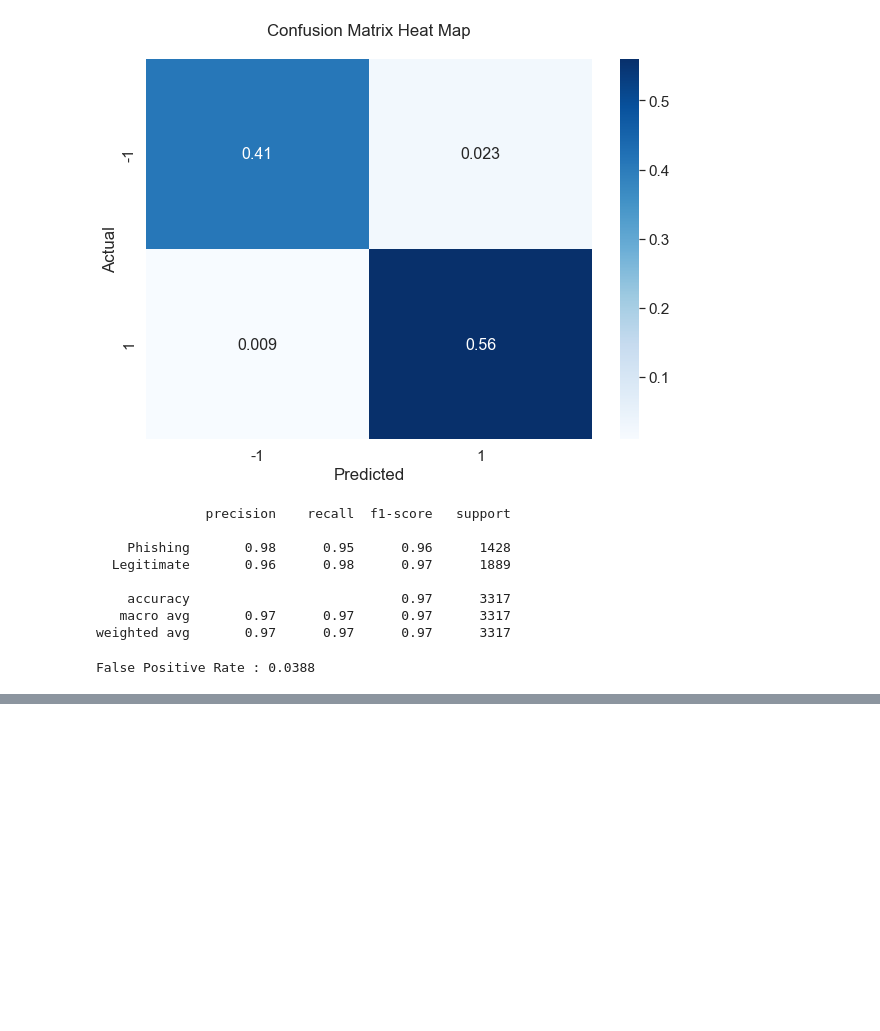
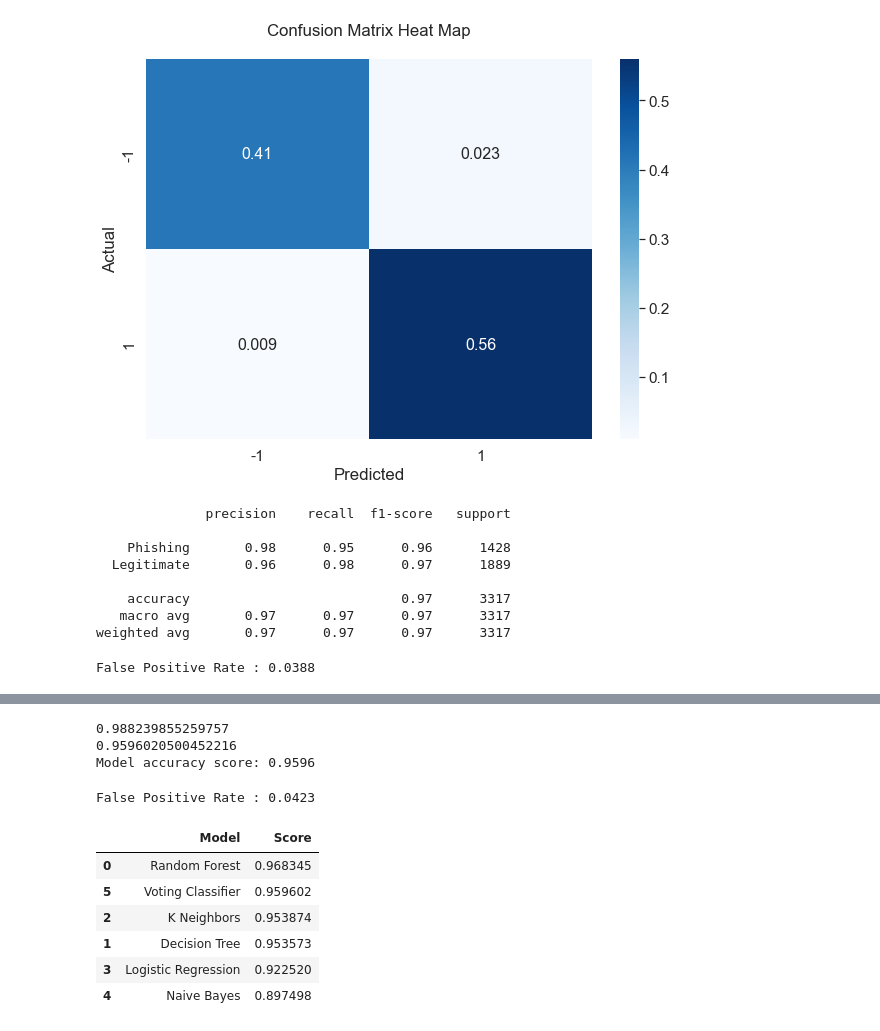
Before and after one commit to majisoubhik01/Phishing-Classifier, a Jupyter notebook: Phishing Classification.ipynb, the cells around one changed output, grey strips where cells are left out. Cells and saved outputs as stored; diff of their text form; code cells hidden in the pictures; blank space fills up the shorter version.

```diff
--- a/Phishing Classification.ipynb
+++ b/Phishing Classification.ipynb
@@ -572,0 +645,45 @@ False Positive Rate : 0.0388
+# %%
+from sklearn.ensemble import VotingClassifier
+
+classifiers = [('Random Forest', rfc_best), ('Decision Tree', dtc_best), ('K Neighbors', knc_best), ('Logistic Regression', lr_best),('Naive Bayes', gnb_best)]
+
+vc = VotingClassifier(estimators = classifiers, n_jobs = -1, verbose = 1, weights = (0.1, 0.1, 0.1, 0.1, 0.1))
+vc.fit(X_train, y_train)
+print(vc.score(X_train, y_train))
+print(vc.score(X_test, y_test))
+y_pred = vc.predict(X_test)
+print('Model accuracy score: {0:0.4f}'. format(accuracy_score(y_test, y_pred)))
+# %% [output]
+0.988239855259757
+0.9596020500452216
+Model accuracy score: 0.9596
+# %%
+cm = confusion_matrix(y_test, y_pred)
+TP = cm[0,0]
+TN = cm[1,1]
+FP = cm[0,1]
+FN = cm[1,0]
+
+# False Positive Rate
+fpr_vc = FP / float(FP + TN)
+
+
+print('False Positive Rate : {0:0.4f}'.format(fpr_vc))
+# %% [output]
+False Positive Rate : 0.0423
+# %%
+models = pd.DataFrame({
+    'Model' : ['Random Forest', 'Decision Tree', 'K Neighbors', 'Logistic Regression', 'Naive Bayes', 'Voting Classifier'],
+    'Score' : [rfc_best.score(X_test, y_test), dtc_best.score(X_test, y_test), knc_best.score(X_test, y_test), lr_best.score(X_test, y_test), gnb_best.score(X_test, y_test), vc.score(X_test, y_test)]
+})
+
+
+models.sort_values(by = 'Score', ascending = False)
+# %% [output]
+|  | Model | Score |
+| 0 | Random Forest | 0.968345 |
+| 5 | Voting Classifier | 0.959602 |
+| 2 | K Neighbors | 0.953874 |
+| 1 | Decision Tree | 0.953573 |
+| 3 | Logistic Regression | 0.922520 |
+| 4 | Naive Bayes | 0.897498 |
```
Also changed, not shown: parts of 20 cells of this notebook.
